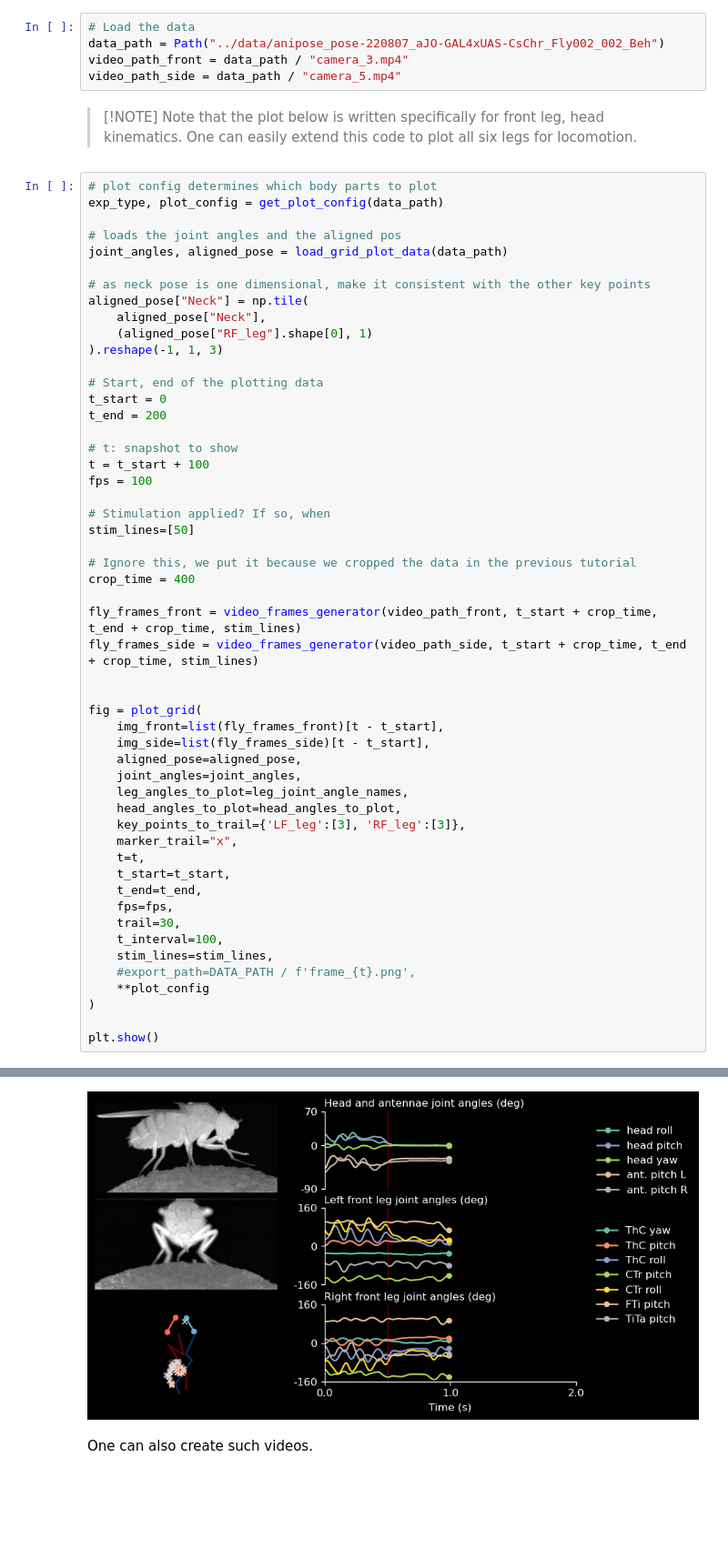
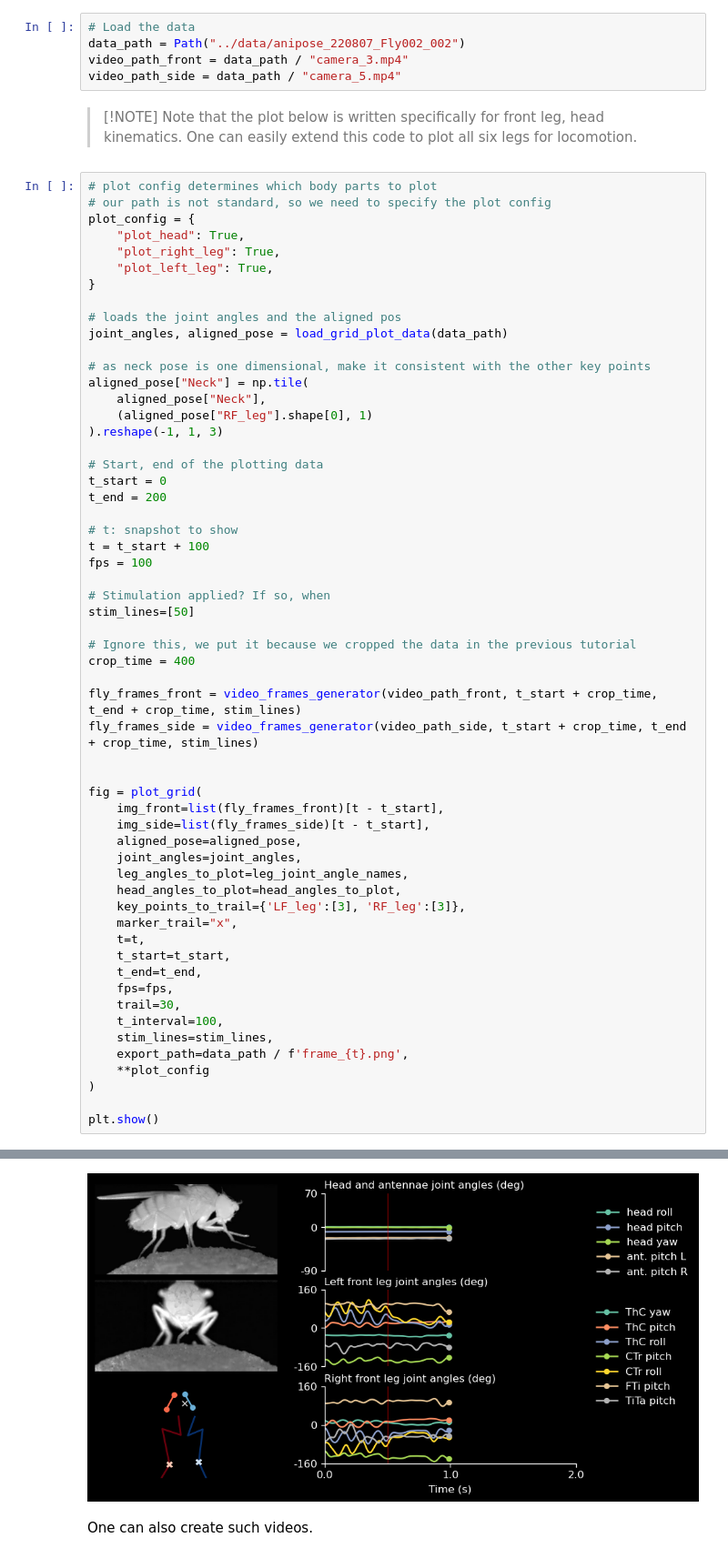
Before and after one commit to NeLy-EPFL/sequential-inverse-kinematics, a Jupyter notebook: examples/visualization.ipynb, the cells around one changed output, grey strips where cells are left out. Shown at 91% size. Saved outputs shown, nothing was run; the diff lists cells and outputs as text; blank space fills up the shorter version.

Commit message:
change plot_config to prevent assertion

```diff
--- a/examples/visualization.ipynb
+++ b/examples/visualization.ipynb
@@ -41,7 +41,7 @@ head_angles_to_plot = [
 ]
 # %%
 # Load the data
-data_path = Path("../data/anipose_pose-220807_aJO-GAL4xUAS-CsChr_Fly002_002_Beh")
+data_path = Path("../data/anipose_220807_Fly002_002")
 video_path_front = data_path / "camera_3.mp4"
 video_path_side = data_path / "camera_5.mp4"
 # %% [markdown]
@@ -49,7 +49,12 @@ video_path_side = data_path / "camera_5.mp4"
 > Note that the plot below is written specifically for front leg, head kinematics. One can easily extend this code to plot all six legs for locomotion.
 # %%
 # plot config determines which body parts to plot
-exp_type, plot_config = get_plot_config(data_path)
+# our path is not standard, so we need to specify the plot config
+plot_config = {
+    "plot_head": True,
+    "plot_right_leg": True,
+    "plot_left_leg": True,
+}
 
 # loads the joint angles and the aligned pos
 joint_angles, aligned_pose = load_grid_plot_data(data_path)
@@ -94,7 +99,7 @@ fig = plot_grid(
     trail=30,
     t_interval=100,
     stim_lines=stim_lines,
-    #export_path=DATA_PATH / f'frame_{t}.png',
+    export_path=data_path / f'frame_{t}.png',
     **plot_config
 )
 
@@ -103,4 +109,4 @@ plt.show()
-[figure, old version]
+[figure, new version]
 # %% [markdown]
 One can also create such videos.
 # %%
```
Also changed, not shown: parts of 1 cell of this notebook.
